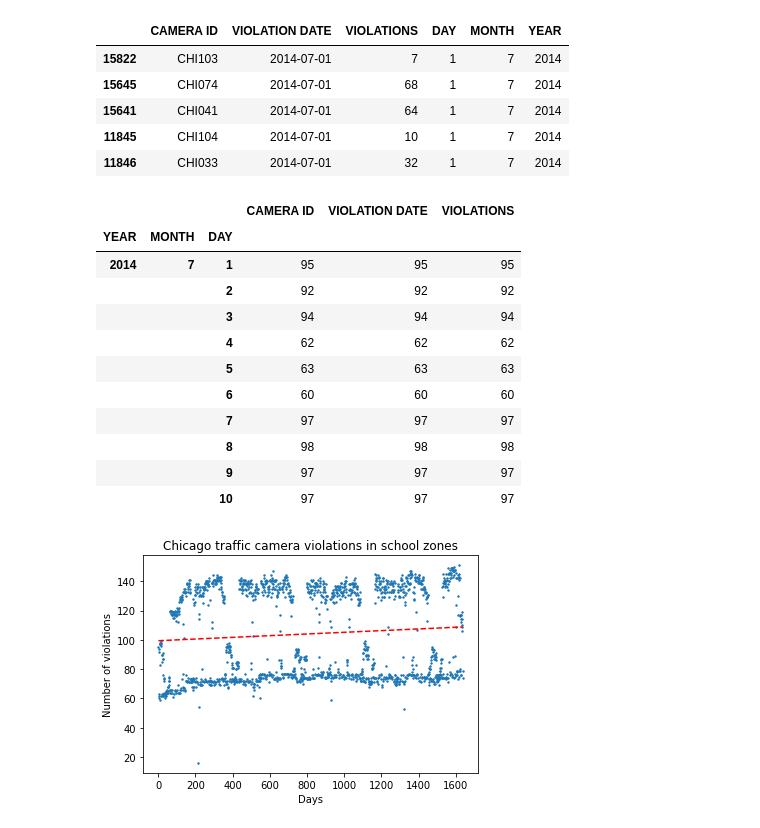
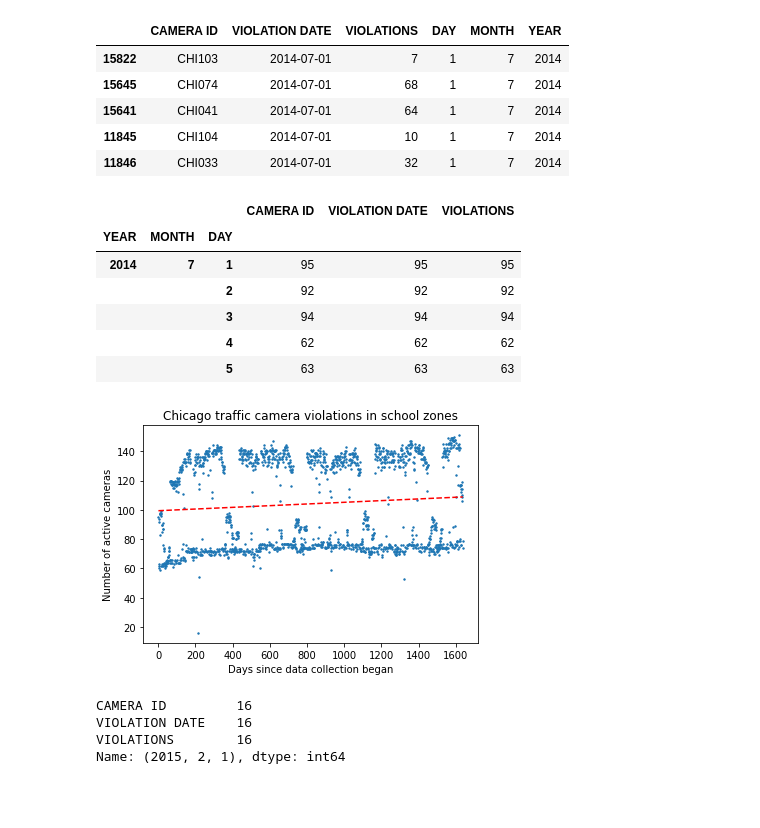
Before and after one commit to jlehnersd/chicagovehicles, a Jupyter notebook: assessment.ipynb, the cells around one changed output. Drawn from its saved outputs; the diff is of its cells as text; code cells hidden in the pictures; blank space fills up the shorter version.

```diff
--- a/assessment.ipynb
+++ b/assessment.ipynb
@@ -133,8 +114,8 @@ active_cams.head()
 | 11846 | CHI033 | 2014-07-01 | 32 | 1 | 7 | 2014 |
 # %%
 # Determine number of cameras that were active on each day
-active_cams = active_cams.groupby(['YEAR','MONTH','DAY']).count()
-active_cams.head(n=10)
+active = active_cams.groupby(['YEAR','MONTH','DAY']).count()
+active.head()
 # %% [output]
 |  |  |  | CAMERA ID | VIOLATION DATE | VIOLATIONS |
 | YEAR | MONTH | DAY |  |  |  |
@@ -143,26 +124,30 @@ active_cams.head(n=10)
 |  |  | 3 | 94 | 94 | 94 |
 |  |  | 4 | 62 | 62 | 62 |
 |  |  | 5 | 63 | 63 | 63 |
-|  |  | 6 | 60 | 60 | 60 |
-|  |  | 7 | 97 | 97 | 97 |
-|  |  | 8 | 98 | 98 | 98 |
-|  |  | 9 | 97 | 97 | 97 |
-|  |  | 10 | 97 | 97 | 97 |
 # %%
 # Plot the number of active cameras for each day in the data set
-active = np.array(active_cams_['CAMERA ID'])
-days = list(range(1, len(active)+1))
+num_active = np.array(active['CAMERA ID'])
+days = list(range(1, len(num_active)+1))
 
-plt.scatter(days, active, s = 2)
+plt.scatter(days, num_active, s = 2)
 
-lm = np.polyfit(days, active, 1)
+lm = np.polyfit(days, num_active, 1)
 trendline = np.poly1d(lm)
 plt.plot(days,trendline(days), "r--")
 
 plt.title("Chicago traffic camera violations in school zones")
-plt.xlabel("Days")
-plt.ylabel("Number of violations")
+plt.xlabel("Days since data collection began")
+plt.ylabel("Number of active cameras")
 
-plt.show()
+plt.show() # Looks like there is a slight increase in active cameras over time
 # %% [output]
-[figure, old version]
+[figure, new version]
+# %%
+# Inspect outlier minimum violations point
+outlier = int(np.where(num_active == min(num_active))[0])
+active.iloc[outlier,:] # There was a huge winter storm that day AND it was a Sunday (days with lowest number of violations)
+# %% [output]
+CAMERA ID         16
+VIOLATION DATE    16
+VIOLATIONS        16
+Name: (2015, 2, 1), dtype: int64
```
Also changed, not shown: parts of 6 cells of this notebook.
